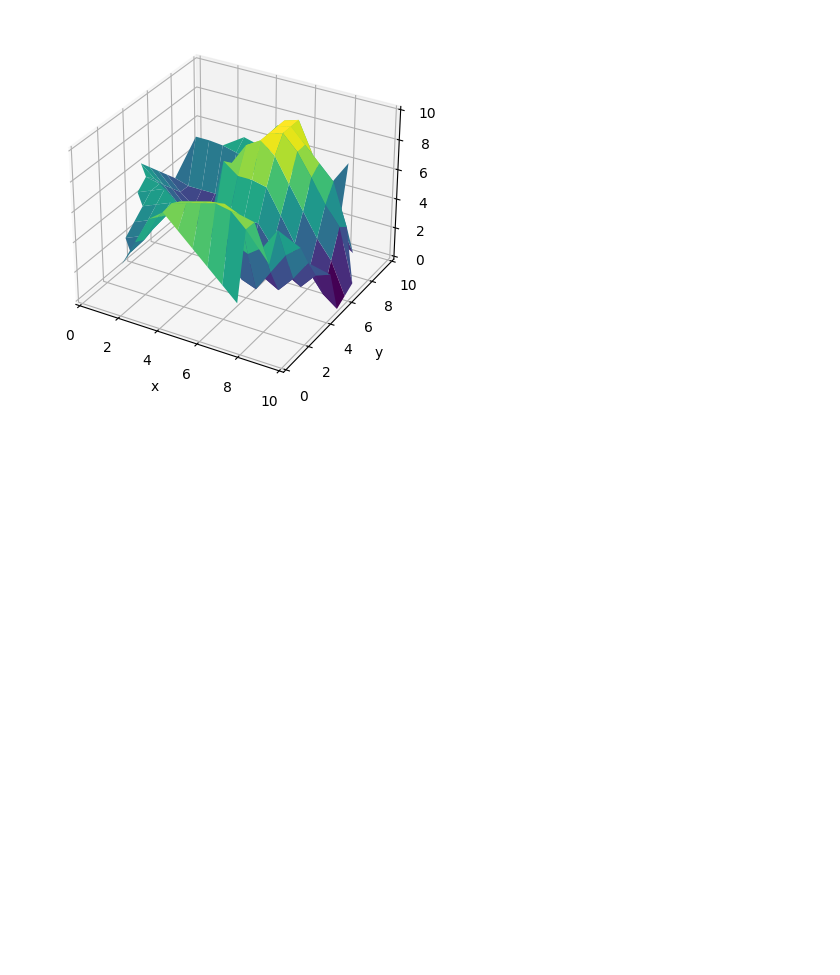
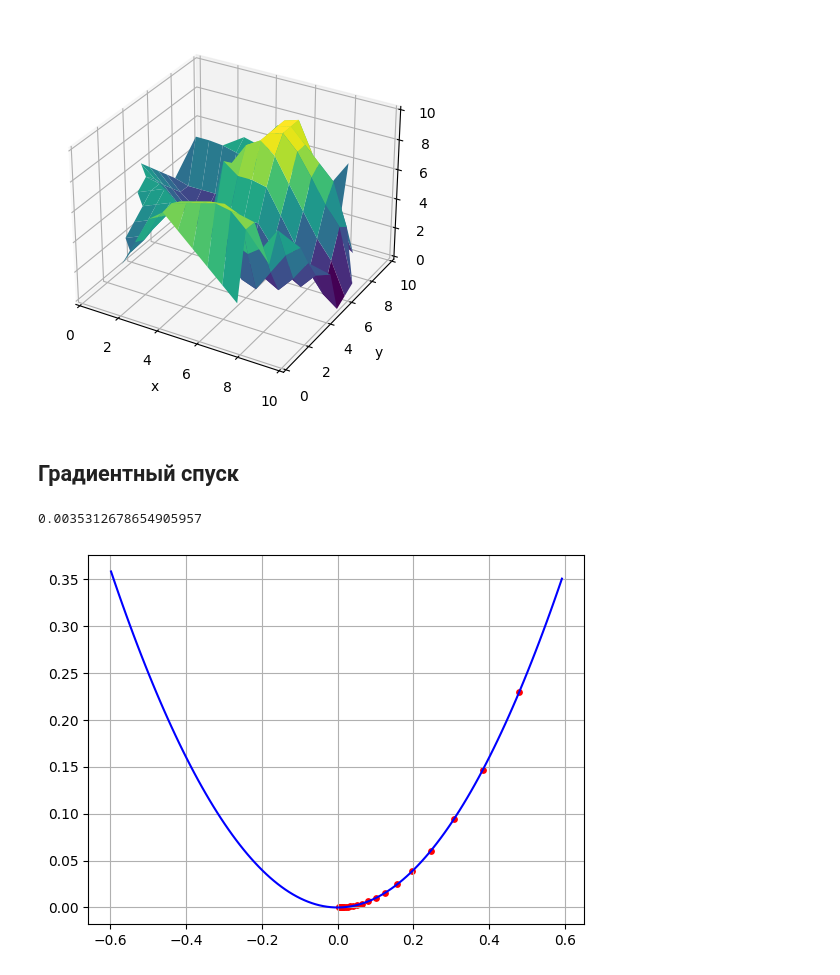
Before and after one commit to DaniilAszn/ILoveMath, a Jupyter notebook: MathColabFile.ipynb, the cells around one changed output. Drawn from its saved outputs; the diff is of its cells as text; code cells hidden in the pictures; blank space fills up the shorter version.

```diff
--- a/MathColabFile.ipynb
+++ b/MathColabFile.ipynb
@@ -140,3 +140,50 @@ plt.show()
 # %% [output]
 Input length: 30
 [figure]
+# %% [markdown]
+## Градиентный спуск
+# %%
+import numpy as np
+import matplotlib.pyplot as plt
+
+
+def f(x: int) -> int:
+    return x ** 2
+
+
+def df(x: int) -> int:
+    return 2 * x
+
+# Инициализация начальных значений
+epsilon = 0.001
+eta = 0.1
+n = 1000
+x_old = np.random.uniform(-3, 4)
+
+# График параболы х ** 2
+arguments = np.arange(- abs(x_old), abs(x_old), 0.01)
+parabola = arguments ** 2
+
+# Точки на параболе
+x_dots = []
+y_dots = []
+
+# Алгоритм градиентного спуска
+for i in range(n):
+    x_new = x_old - eta * df(x_old)
+    x_dots.append(x_new)
+    y_dots.append(f(x_new))
+    # print(f'{i + 1} итерация:, x(t) = {x_new}, x(t-1) = {x_old}')
+    if abs(x_new - x_old) < epsilon:
+        break
+    x_old = x_new
+
+print(x_new)
+
+plt.plot(arguments, parabola, c='blue')
+plt.scatter(x_dots, y_dots, s=15, c='red')
+plt.grid()
+plt.show()
+# %% [output]
+0.0035312678654905957
+[figure, added]
```
